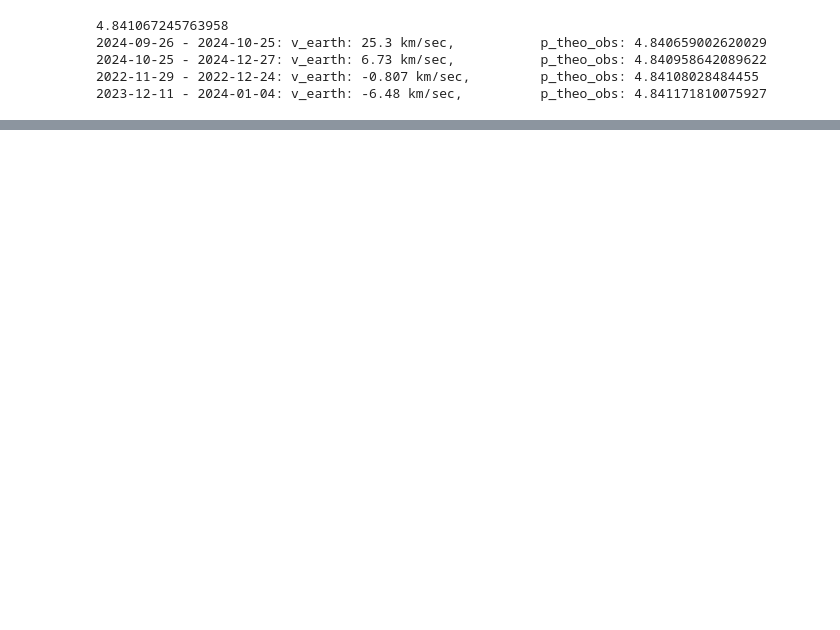
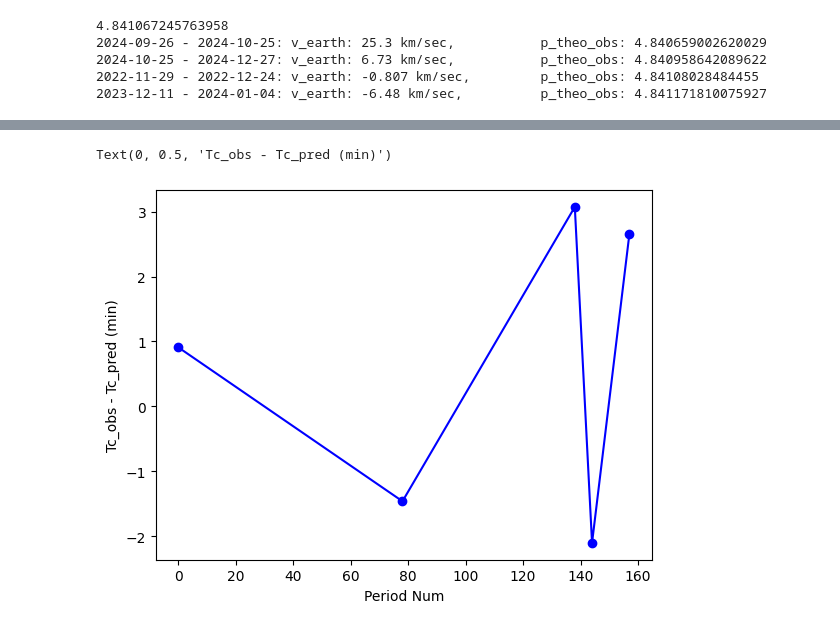
Before and after one commit to sophia268238/astronomy_ml, a Jupyter notebook: processed/TOI-3726/observation_summary.ipynb, the cells around one changed output, grey strips where cells are left out. Drawn from its saved outputs; the diff is of its cells as text; code cells hidden in the pictures; blank space fills up the shorter version.

Commit message:
Adding analysis of observed vs predicted period

```diff
--- a/processed/TOI-3726/observation_summary.ipynb
+++ b/processed/TOI-3726/observation_summary.ipynb
@@ -251,6 +252,13 @@ tc_list = [
         "source": "ExoMast sector 73 report",
     },
     {
+        "name": "tc_20240926",
+        "tc_val": 2460580.899117944,
+        "n": 138,
+        "sidereal_date": "2024-09-27 09:34:44",
+        "source": "AstroImageJ model fit.",
+    },
+    {
         "name": "tc_20241025",
         "tc_val": 2460609.941884418,
         "n": 144,
@@ -380,3 +400,15 @@ for d1, d2, d_autum_equinox in d_list:
 - The above difference is small. Is it significant?
 - The p_avg is quite accurate, as it is an average of 157 periods.
 - The AstroImageJ does not provide an error for the calculated values. I wonder how accurate the data is?
+# %%
+import pandas as pd
+import matplotlib.pyplot as plt
+from sklearn.linear_model import LinearRegression
+tc_df = pd.DataFrame(tc_list)
+tc_df['pred_59'] = (tc_df['n'] - tc_df['n'].iloc[0])* tc_df['period'].iloc[0] + tc_df['tc_val'].iloc[0]
+tc_df['pred_73'] = (tc_df['n'] - tc_df['n'].iloc[1])* tc_df['period'].iloc[1] + tc_df['tc_val'].iloc[1]
+tc_df['pred_59_diff'] = tc_df['tc_val'] - tc_df['pred_59']
+tc_df['pred_73_diff'] = tc_df['tc_val'] - tc_df['pred_73']
+tc_df['rel_bjd_59'] = tc_df['tc_val'] - tc_df['tc_val'].iloc[0]
+
+tc_df
@@ -382,0 +435,46 @@ for d1, d2, d_autum_equinox in d_list:
+# %%
+from sklearn.metrics import r2_score
+
+# Fit using sec_59, sec_73, 20241025, 20241227 data
+X = tc_df[['n']].iloc[[i for i in range(len(tc_df)) if i not in[2]]]  # Independent variable (must be 2D for scikit-learn)
+y = tc_df['tc_val'].iloc[[i for i in range(len(tc_df)) if i not in[2]]]    # Dependent variable
+
+# Fit using sec_59, sec_73, 20241227 data
+#X = tc_df[['n']].iloc[[i for i in range(len(tc_df)) if i not in[2, 3]]]  # Independent variable (must be 2D for scikit-learn)
+#y = tc_df['tc_val'].iloc[[i for i in range(len(tc_df)) if i not in[2, 3]]]    # Dependent variable
+
+# Fit using sec_59, sec_73 data
+#X = tc_df[['n']].iloc[:2]  # Independent variable (must be 2D for scikit-learn)
+#y = tc_df['tc_val'].iloc[:2]    # Dependent variable
+
+# Fit using sec_59, 20241227 data
+#X = tc_df[['n']].iloc[0::4]  # Independent variable (must be 2D for scikit-learn)
+#y = tc_df['tc_val'].iloc[0::4]    # Dependent variable
+
+model = LinearRegression()
+model.fit(X, y)
+# Coefficients and intercept
+slope = model.coef_[0]  # The slope (m)
+intercept = model.intercept_  # The intercept (b)
+
+fitted_slope = slope
+
+# Predict using the fitted model
+tc_df['y_pred'] = model.predict(tc_df[['n']])
+
+
+# The diff between the actual and the model
+tc_df['diff'] = tc_df['tc_val'] - tc_df['y_pred']
+
+# Output results
+print(f"Slope (m): {slope}")
+print(f"Intercept (b): {intercept}")
+print("r^2:", r2_score(tc_df['tc_val'], tc_df['y_pred']))
+
+print("Fitted DataFrame:")
+print(tc_df)
+
+plt.plot(tc_df['n'], tc_df['diff'] * 24 * 60, marker='o', linestyle='-', color='b', label='Line with circles')
+plt.xlabel('Period Num')  # Optional: Label for the x-axis
+plt.ylabel(f"Tc_obs - Tc_pred (min)")  # Optional: Label for the y-axis
+# %% [output]
@@ -382,0 +498,2 @@ for d1, d2, d_autum_equinox in d_list:
+Text(0, 0.5, 'Tc_obs - Tc_pred (min)')
+[figure, added]
```
Also changed, not shown: parts of 14 cells of this notebook.
